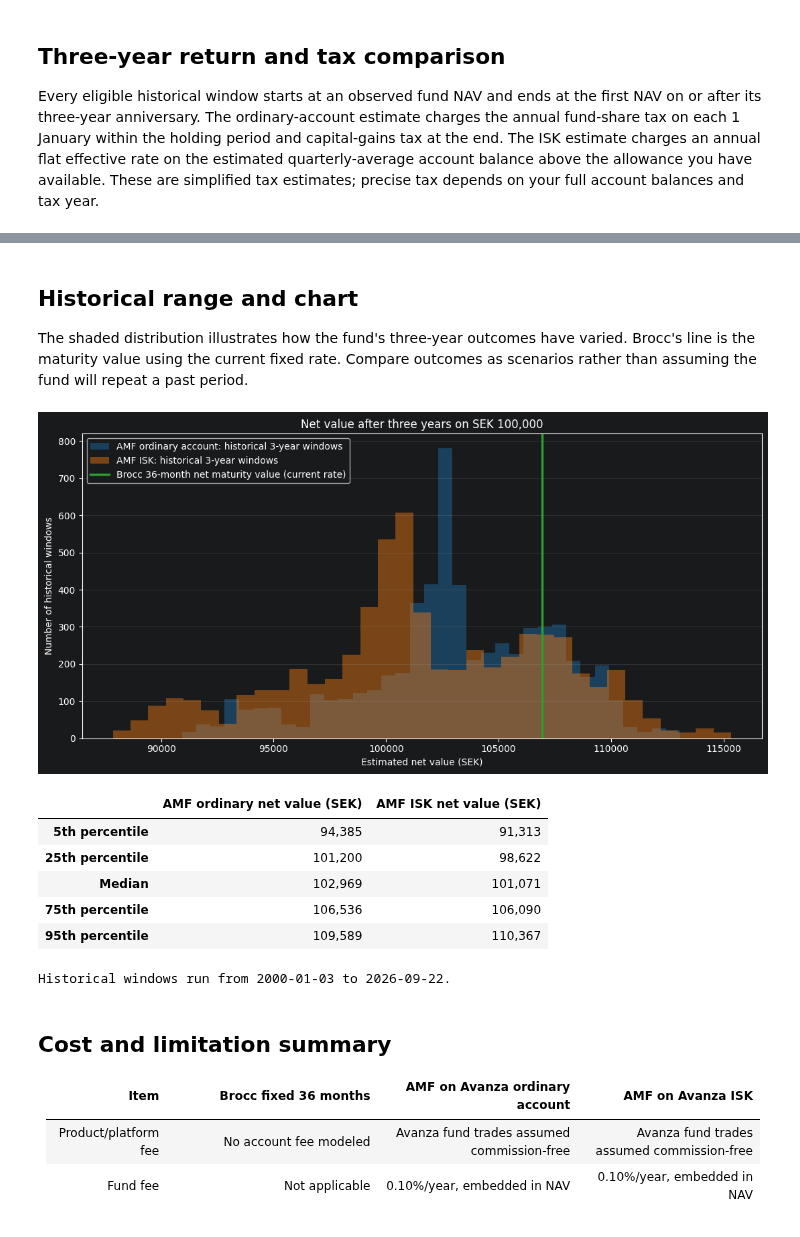
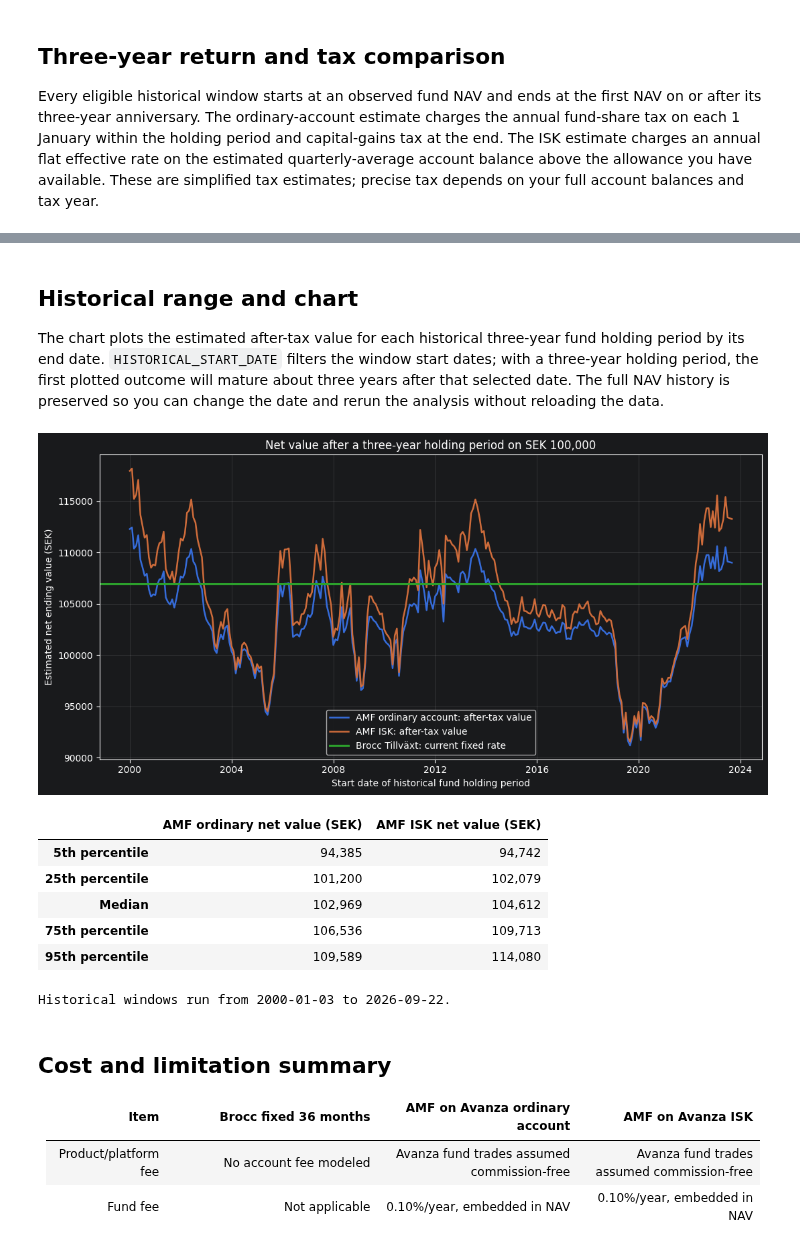
Before and after one commit to Davide-Zamboni/Swedish-Brokers-Comparison, a Jupyter notebook: brocc_vs_amf_rantefond_3y.ipynb, the cells around one changed output, grey strips where cells are left out. Drawn from its saved outputs; the diff is of its cells as text; code cells hidden in the pictures.

```diff
--- a/brocc_vs_amf_rantefond_3y.ipynb
+++ b/brocc_vs_amf_rantefond_3y.ipynb
@@ -32,19 +38,22 @@ DATA_DIR.mkdir(exist_ok=True)
 FUND_NAV_FILE = DATA_DIR / "amf_rantefond_lang_nav_sek.csv"
 
 # Editable scenario inputs
+# Main comparison inputs — likely to change
 INVESTMENT_SEK = 100_000.0
+HISTORICAL_START_DATE = None  # Earliest fund-window start date; None uses all history
+REFRESH_FUND_DATA = False
+
+# Current product rates — check/update before each comparison
 BROCC_36M_GROSS_RATE = 0.0330   # latest published rate found: 2026-09-22
-BROCC_TERM_MONTHS = 36
 BROCC_EARLY_WITHDRAWAL_FEE_RATE = 0.025  # disclosure only; no early withdrawal modeled
+# Advanced fee/tax assumptions — edit when your circumstances or tax rules differ
 AVANZA_FUND_TRANSACTION_FEE_SEK = 0.0
 AMF_ANNUAL_FEE_RATE = 0.0010    # disclosure only; already reflected in NAV
 ORDINARY_FUND_SCHABLON_TAX_RATE = 0.0012  # 0.4% deemed income x 30%
 CAPITAL_GAINS_TAX_RATE = 0.30
 ISK_EFFECTIVE_TAX_RATE = 0.01065  # 2026 rate; update for later tax years
-APPLY_ISK_TAX_FREE_ALLOWANCE = False  # False applies ISK tax to the full modeled capital base
+APPLY_ISK_TAX_FREE_ALLOWANCE = True  # False applies ISK tax to the full modeled capital base
 ISK_ALLOWANCE_AVAILABLE_SEK = 300_000.0  # remaining allowance after other ISK/KF/PEPP assets
-SIMULATION_START_DATE = None  # None: all available history; or YYYY-MM-DD
-REFRESH_FUND_DATA = False
 # %% [markdown]
 ## Download AMF Räntefond Lång NAV history
 
@@ -90,6 +99,7 @@ fund = (fund.dropna(subset=["date", "nav_sek"])
 if fund.empty or (fund["nav_sek"] <= 0).any():
     raise ValueError("Fund NAV history is empty or contains invalid NAV values.")
 print(f"Loaded {len(fund):,} NAV observations from {fund.date.min().date()} to {fund.date.max().date()}.")
+fund_full_history = fund.copy()
 # %% [output]
 Using cached AMF NAV history: /Users/davidezamboni/Documents/Swedish-Brokers-Comparison/data/amf_rantefond_lang_nav_sek.csv
 Loaded 6,745 NAV observations from 2000-01-03 to 2026-09-23.
@@ -218,37 +237,46 @@ Brocc total interest after estimated 30% tax: SEK 6,930
 # %% [markdown]
 ## Historical range and chart
 
-The shaded distribution illustrates how the fund's three-year outcomes have varied. Brocc's line is the maturity value using the current fixed rate. Compare outcomes as scenarios rather than assuming the fund will repeat a past period.
+The chart plots the estimated after-tax value for each historical three-year fund holding period by its end date. `HISTORICAL_START_DATE` filters the window start dates; with a three-year holding period, the first plotted outcome will mature about three years after that selected date. The full NAV history is preserved so you can change the date and rerun the analysis without reloading the data.
 # %%
-fund_options = [
-    ("AMF ordinary account", "ordinary_net_sek", "#1f77b4"),
-    ("AMF ISK", "isk_net_sek", "#ff7f0e"),
-]
+rolling_monthly = (rolling.assign(period_end_month=rolling.end_date.dt.to_period("M"))
+                   .groupby("period_end_month", as_index=False).last())
+rolling_monthly["period_end_month"] = rolling_monthly.period_end_month.dt.to_timestamp()
+
+# Recreate the Brocc scenario if this chart cell is rerun without rerunning the model cell.
+if "brocc_net_maturity_value" in globals():
+    savings_scenario_value = brocc_net_maturity_value
+else:
+    gross_interest = INVESTMENT_SEK * BROCC_36M_GROSS_RATE * COMPARISON_TERM_MONTHS / 12
+    savings_scenario_value = INVESTMENT_SEK + gross_interest * (1 - CAPITAL_GAINS_TAX_RATE)
+
 fig, ax = plt.subplots(figsize=(11, 5.5))
-for label, column, color in fund_options:
-    ax.hist(rolling[column], bins=35, alpha=0.42, label=f"{label}: historical 3-year windows", color=color)
-ax.axvline(brocc_net_maturity_value, color="#2ca02c", linewidth=2.5,
-           label="Brocc 36-month net maturity value (current rate)")
-ax.set(title=f"Net value after three years on SEK {INVESTMENT_SEK:,.0f}",
-       xlabel="Estimated net value (SEK)", ylabel="Number of historical windows")
-ax.grid(True, axis="y", alpha=0.25)
+ax.plot(rolling_monthly.period_end_month, rolling_monthly.ordinary_net_sek,
+        label="AMF ordinary account: after-tax value", linewidth=1.8)
+ax.plot(rolling_monthly.period_end_month, rolling_monthly.isk_net_sek,
+        label="AMF ISK: after-tax value", linewidth=1.8)
+ax.axhline(savings_scenario_value, color="#2ca02c", linewidth=2.2,
+           label="Brocc Tillväxt: current fixed rate")
+ax.set(title=f"Net value after a {COMPARISON_TERM_YEARS}-year holding period on SEK {INVESTMENT_SEK:,.0f}",
+       xlabel="End date of historical holding period", ylabel="Estimated net ending value (SEK)")
+ax.grid(True, alpha=0.25)
 ax.legend()
 plt.tight_layout()
 plt.show()
 
 range_table = rolling[["ordinary_net_sek", "isk_net_sek"]].quantile([0.05, 0.25, 0.50, 0.75, 0.95]).rename(index={
     0.05: "5th percentile", 0.25: "25th percentile", 0.50: "Median", 0.75: "75th percentile", 0.95: "95th percentile"
 }).rename(columns={"ordinary_net_sek": "AMF ordinary net value (SEK)", "isk_net_sek": "AMF ISK net value (SEK)"})
 display(range_table.style.format("{:,.0f}"))
 print(f"Historical windows run from {rolling.start_date.min().date()} to {rolling.end_date.max().date()}.")
 # %% [output]
-[figure, old version]
+[figure, new version]
 |  | AMF ordinary net value (SEK) | AMF ISK net value (SEK) |
-| 5th percentile | 94,385 | 91,313 |
-| 25th percentile | 101,200 | 98,622 |
-| Median | 102,969 | 101,071 |
-| 75th percentile | 106,536 | 106,090 |
-| 95th percentile | 109,589 | 110,367 |
+| 5th percentile | 94,385 | 94,742 |
+| 25th percentile | 101,200 | 102,079 |
+| Median | 102,969 | 104,612 |
+| 75th percentile | 106,536 | 109,713 |
+| 95th percentile | 109,589 | 114,080 |
 Historical windows run from 2000-01-03 to 2026-09-22.
 # %% [markdown]
 ## Cost and limitation summary
```
Also changed, not shown: parts of 3 cells of this notebook, 1 other file.
